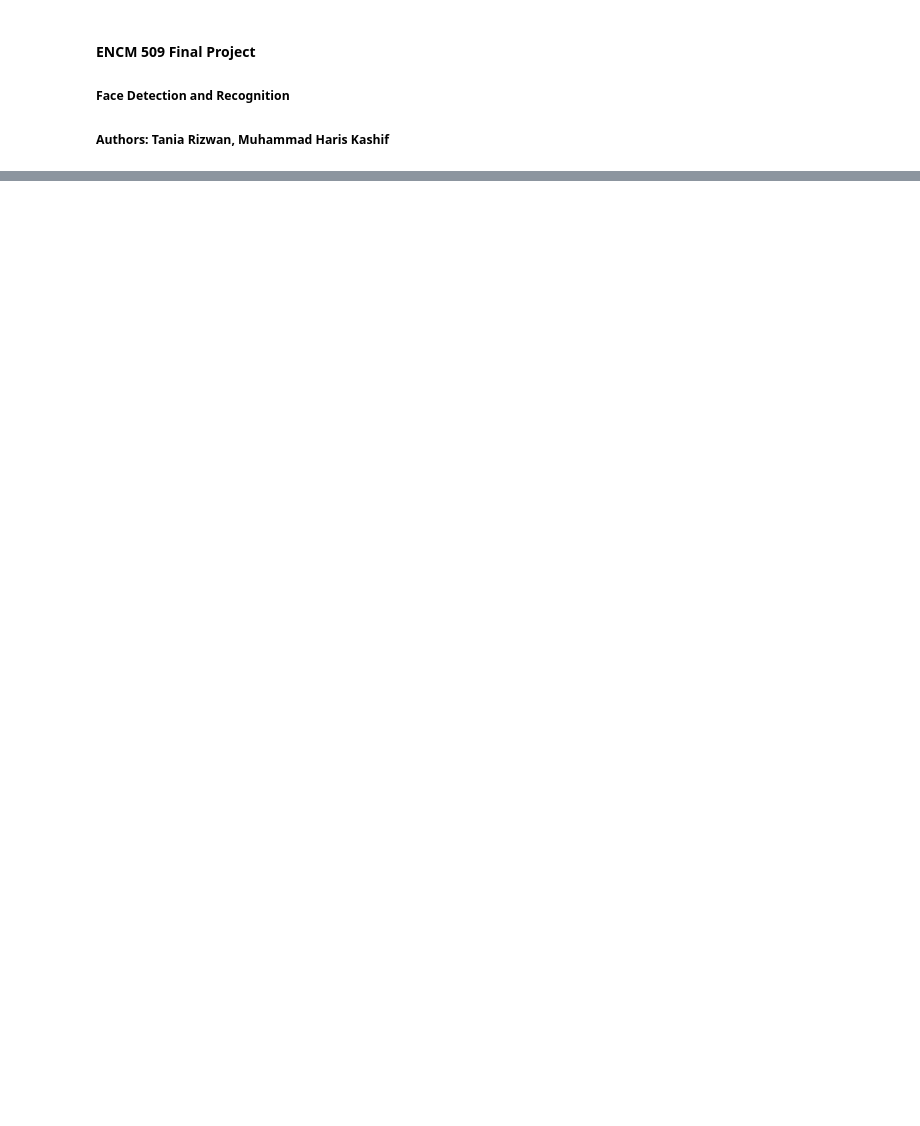
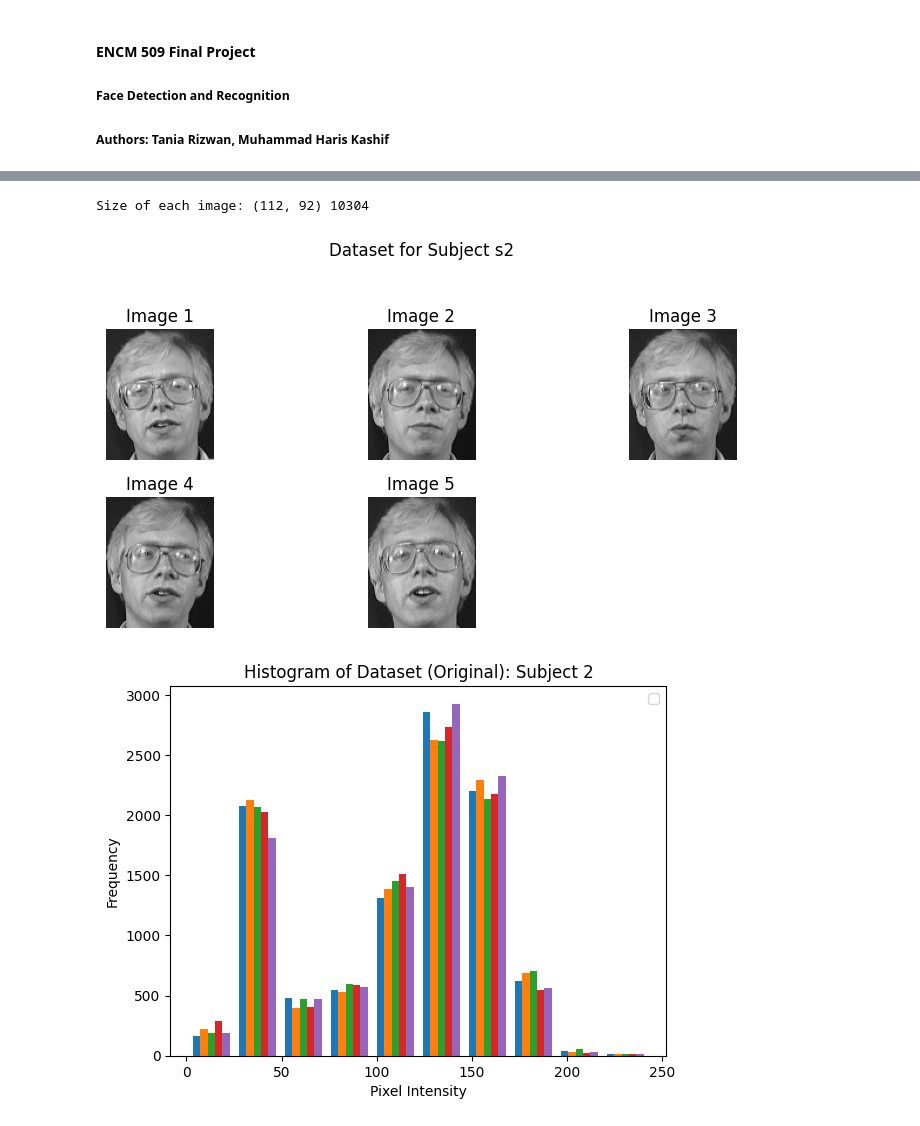
Before and after one commit to TaniaRizwan/FaceDetectionRecognition, a Jupyter notebook: ENCM509_Project6a_Group43.ipynb, the cells around one changed output, grey strips where cells are left out. Cells and saved outputs as stored; diff of their text form; code cells hidden in the pictures; blank space fills up the shorter version.

```diff
--- a/ENCM509_Project6a_Group43.ipynb
+++ b/ENCM509_Project6a_Group43.ipynb
@@ -162,0 +204,27 @@ def image_equalizer()
+# %%
+# Load and preprocess images for Subject 2
+
+# 1. Load images
+M = 5 # Num of photos to load
+img2 = imread(path + 's2/' + '1.pgm', as_gray=True) # Get dimensions of one image
+irow2, icol2 = img2.shape # Get the number of rows (irow) and columns (icol). These values must to be the same for all images
+S2 = np.zeros((irow2*icol2, M)) # Allocation of matrix that will have all images
+S2 = load_images(S=S2, subject_dir='s2', M = 5)
+
+# 2. Histogram of original dataset
+plt.figure()
+plt.hist(S2, bins = 10, density = False)
+plt.title("Histogram of Dataset (Original): Subject 2")
+plt.xlabel("Pixel Intensity")
+plt.ylabel("Frequency")
+plt.legend()
+
+# 3. Equalize the image for contrast enhancement and plot histogram
+S2_eq = image_equalizer(S = S2, M = M, irow = irow2, icol = icol2)
+
+# 4. Normalize the image and plot histogram
+S2_processed = image_normalizer(S = S2_eq, M = M, irow = irow2, icol = icol2)
+# %% [output]
+Size of each image: (112, 92) 10304
+[figure, added]
+[figure, added]
```
Also changed, not shown: parts of 9 cells of this notebook.
